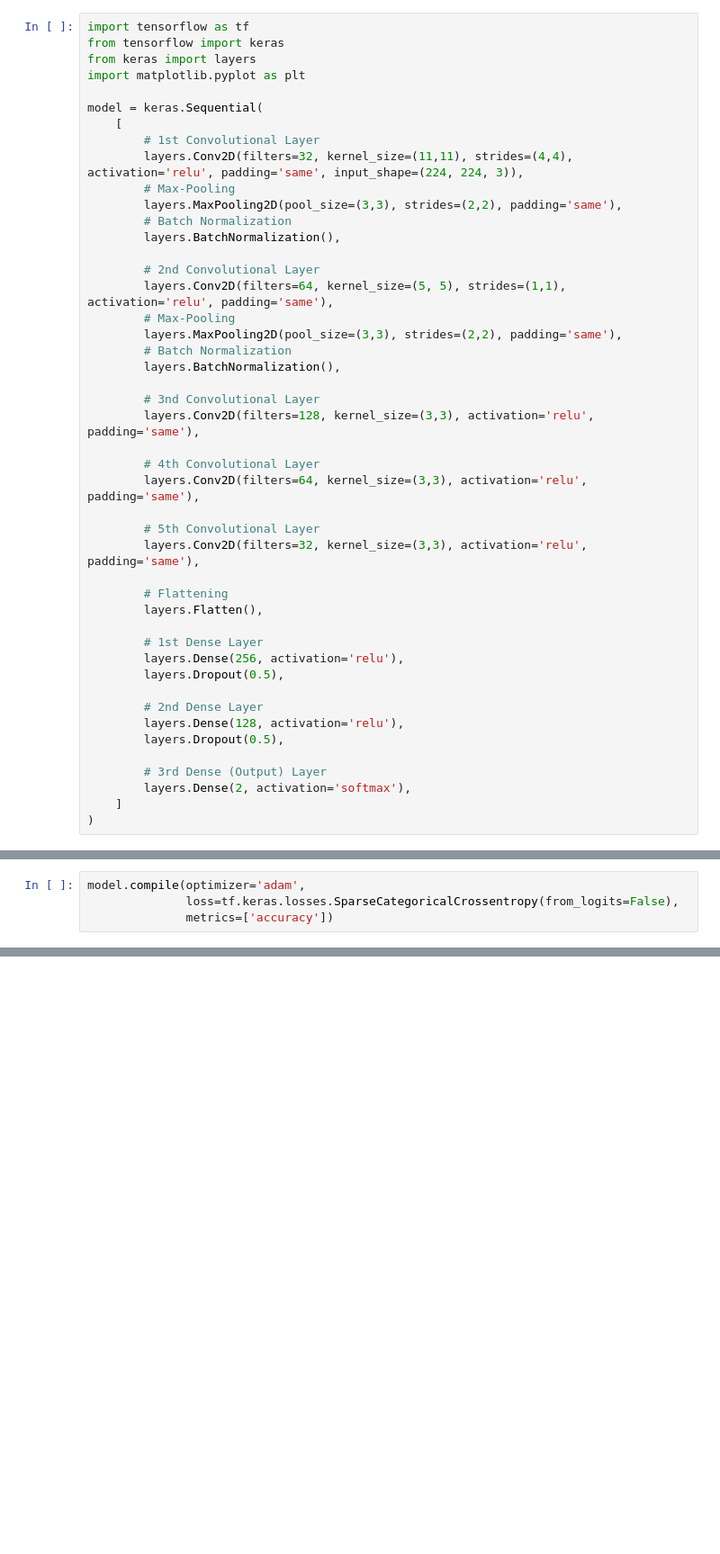
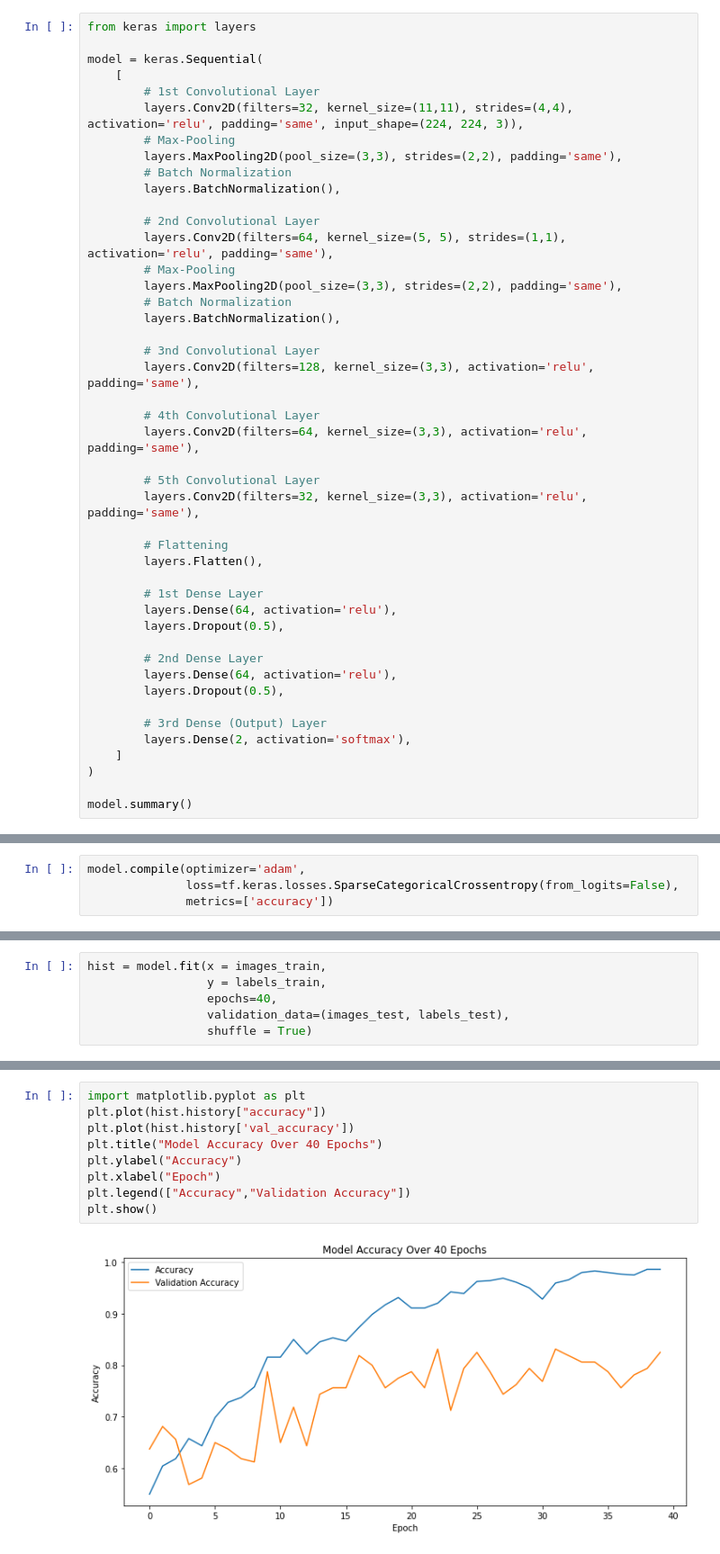
Before and after one commit to pstat197/vignette-cnn-facial-recognition, a Jupyter notebook: allester_face_class.ipynb, the cells around one changed output, grey strips where cells are left out. Shown: that part at 90% size. Drawn from its saved outputs; the diff is of its cells as text; blank space fills up the shorter version.

```diff
--- a/allester_face_class.ipynb
+++ b/allester_face_class.ipynb
@@ -69,8 +148,5 @@ plt.show()
 # %%
-import tensorflow as tf
-from tensorflow import keras
 from keras import layers
-import matplotlib.pyplot as plt
 
 model = keras.Sequential(
     [
@@ -101,15 +177,17 @@ model = keras.Sequential(
         layers.Flatten(),
 
         # 1st Dense Layer
-        layers.Dense(256, activation='relu'),
+        layers.Dense(64, activation='relu'),
         layers.Dropout(0.5),
 
         # 2nd Dense Layer
-        layers.Dense(128, activation='relu'),
+        layers.Dense(64, activation='relu'),
         layers.Dropout(0.5),
 
         # 3rd Dense (Output) Layer
         layers.Dense(2, activation='softmax'),
     ]
 )
+
+model.summary()
 # %% [output]
@@ -166,0 +219,6 @@ model.compile(optimizer='adam',
+# %%
+hist = model.fit(x = images_train,
+                 y = labels_train,
+                 epochs=40,
+                 validation_data=(images_test, labels_test),
+                 shuffle = True)
@@ -167 +245,12 @@ model.compile(optimizer='adam',
+# %%
+import matplotlib.pyplot as plt
+plt.plot(hist.history["accuracy"])
+plt.plot(hist.history['val_accuracy'])
+plt.title("Model Accuracy Over 40 Epochs")
+plt.ylabel("Accuracy")
+plt.xlabel("Epoch")
+plt.legend(["Accuracy","Validation Accuracy"])
+plt.show()
+# %% [output]
+[figure, added]
 # %%
```
Also changed, not shown: parts of 34 cells of this notebook.
